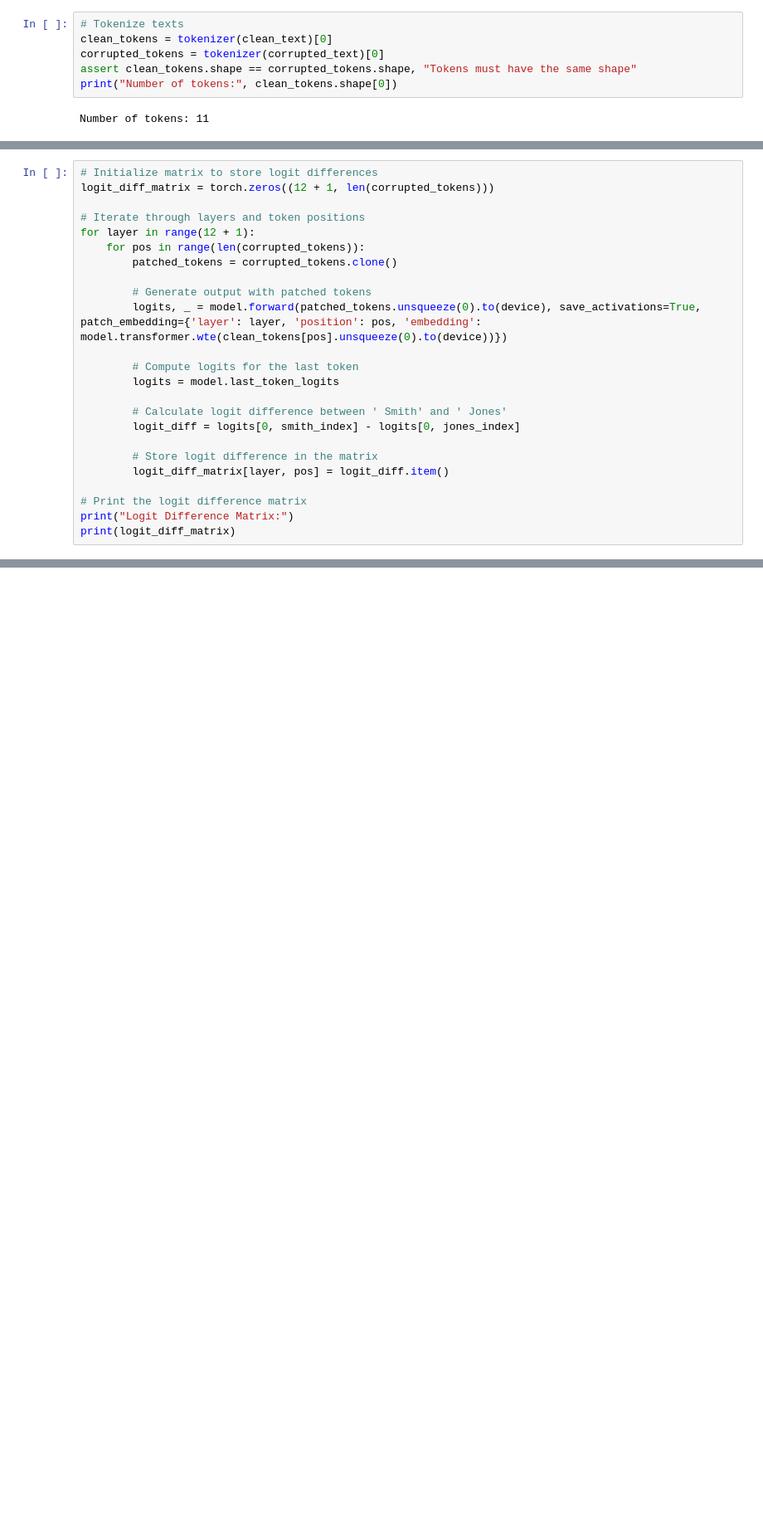
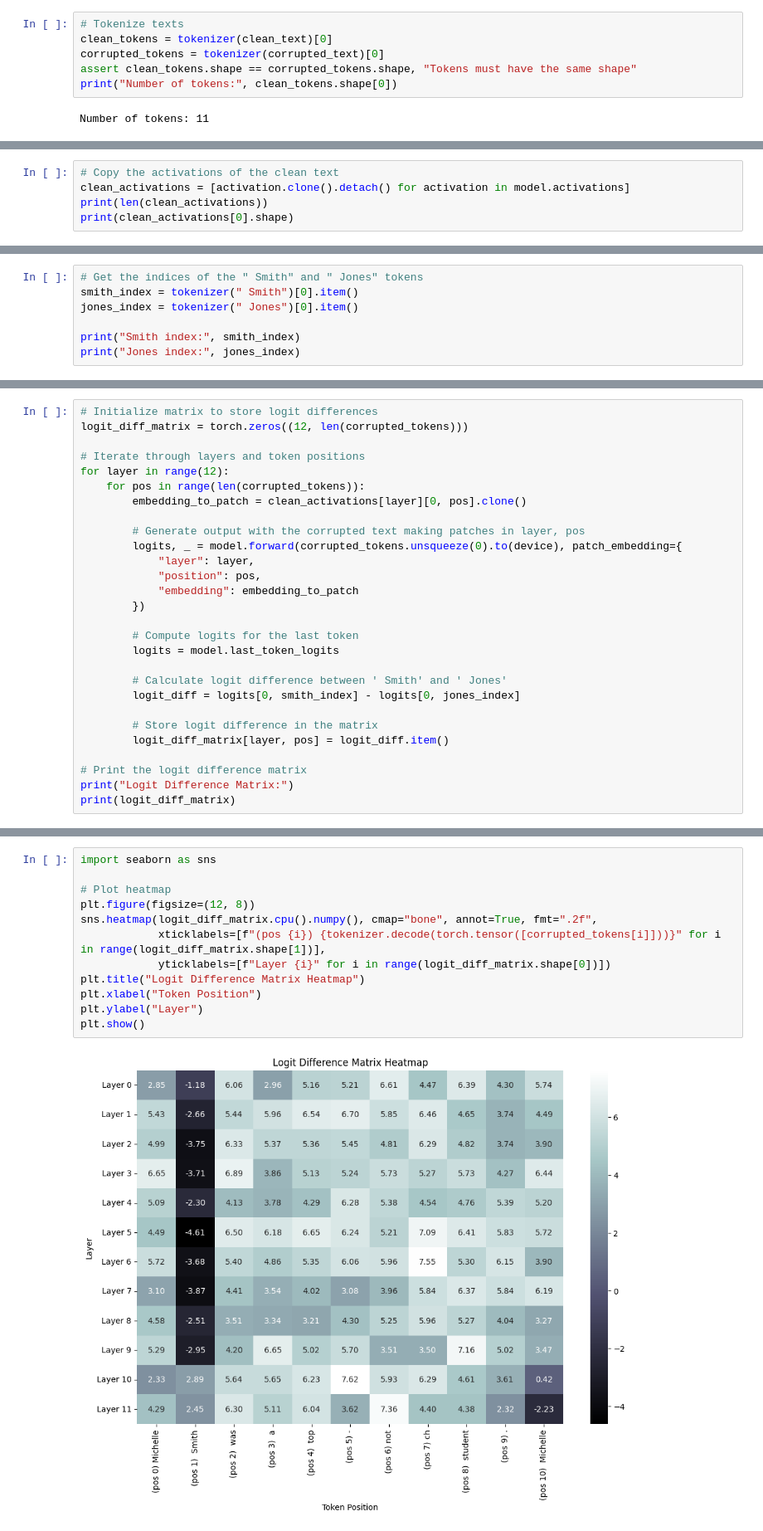
Before and after one commit to aed6-ua/minGPT, a Jupyter notebook: assignment.ipynb, the cells around one changed output, grey strips where cells are left out. Shown at 83% size. Cells and saved outputs as stored; diff of their text form; blank space fills up the shorter version.

```diff
--- a/assignment.ipynb
+++ b/assignment.ipynb
@@ -471,0 +472,5 @@ our: 2.886674836509123e-42
+# %%
+# Copy the activations of the clean text
+clean_activations = [activation.clone().detach() for activation in model.activations]
+print(len(clean_activations))
+print(clean_activations[0].shape)
@@ -471,0 +480,7 @@ our: 2.886674836509123e-42
+# %%
+# Get the indices of the " Smith" and " Jones" tokens
+smith_index = tokenizer(" Smith")[0].item()
+jones_index = tokenizer(" Jones")[0].item()
+
+print("Smith index:", smith_index)
+print("Jones index:", jones_index)
@@ -472,14 +490,18 @@ our: 2.886674836509123e-42
 # %%
 # Initialize matrix to store logit differences
-logit_diff_matrix = torch.zeros((12 + 1, len(corrupted_tokens)))
+logit_diff_matrix = torch.zeros((12, len(corrupted_tokens)))
 
 # Iterate through layers and token positions
-for layer in range(12 + 1):
+for layer in range(12):
     for pos in range(len(corrupted_tokens)):
-        patched_tokens = corrupted_tokens.clone()
+        embedding_to_patch = clean_activations[layer][0, pos].clone()
 
-        # Generate output with patched tokens
-        logits, _ = model.forward(patched_tokens.unsqueeze(0).to(device), save_activations=True, patch_embedding={'layer': layer, 'position': pos, 'embedding': model.transformer.wte(clean_tokens[pos].unsqueeze(0).to(device))})
+        # Generate output with the corrupted text making patches in layer, pos
+        logits, _ = model.forward(corrupted_tokens.unsqueeze(0).to(device), patch_embedding={
+            "layer": layer,
+            "position": pos,
+            "embedding": embedding_to_patch
+        })
 
         # Compute logits for the last token
         logits = model.last_token_logits
@@ -497,0 +536,14 @@ RuntimeError: The expanded size of the tensor (1) must match the existing size (
+# %%
+import seaborn as sns
+
+# Plot heatmap
+plt.figure(figsize=(12, 8))
+sns.heatmap(logit_diff_matrix.cpu().numpy(), cmap="bone", annot=True, fmt=".2f",
+            xticklabels=[f"(pos {i}) {tokenizer.decode(torch.tensor([corrupted_tokens[i]]))}" for i in range(logit_diff_matrix.shape[1])],
+            yticklabels=[f"Layer {i}" for i in range(logit_diff_matrix.shape[0])])
+plt.title("Logit Difference Matrix Heatmap")
+plt.xlabel("Token Position")
+plt.ylabel("Layer")
+plt.show()
+# %% [output]
+[figure, added]
```
Also changed, not shown: parts of 5 cells of this notebook, 1 other file.
